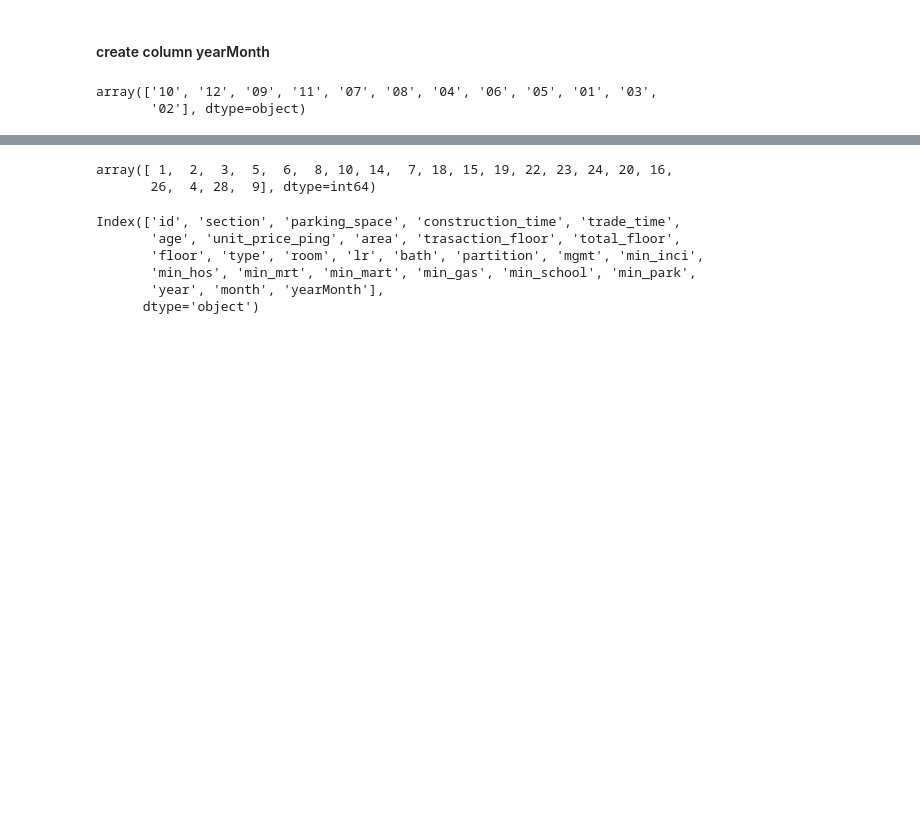
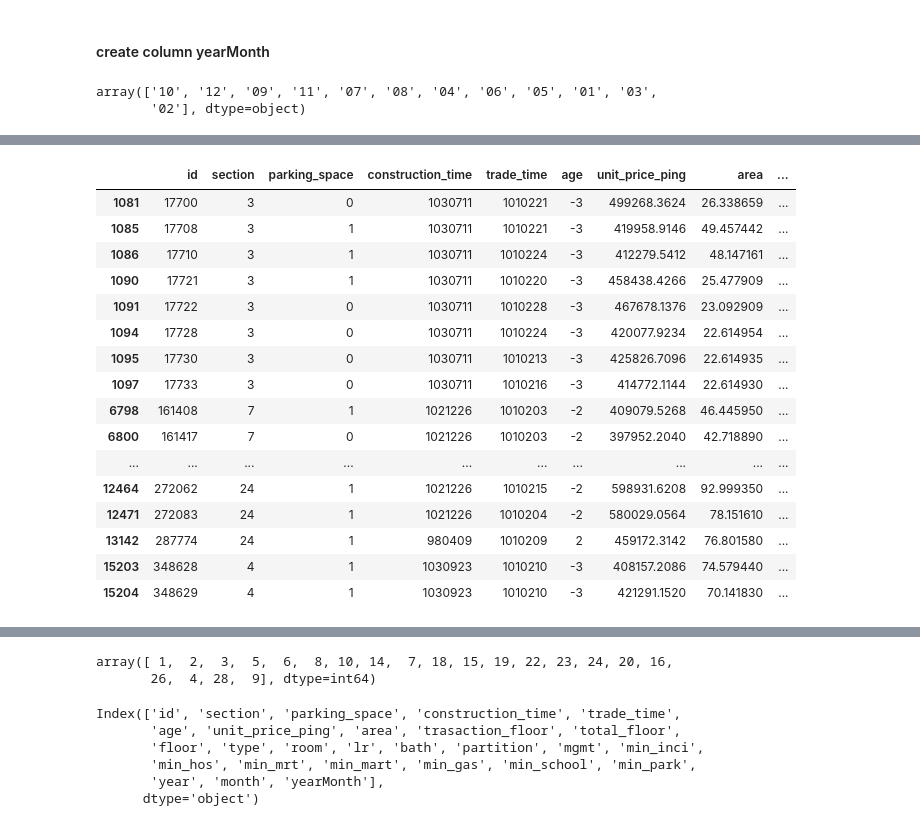
Before and after one commit to JamesKe860324/FinalProject, a Jupyter notebook: Model/Model.ipynb, the cells around one changed output, grey strips where cells are left out. Saved outputs shown, nothing was run; the diff lists cells and outputs as text; code cells hidden in the pictures; blank space fills up the shorter version.

```diff
--- a/Model/Model.ipynb
+++ b/Model/Model.ipynb
@@ -116,0 +93,20 @@ house_without_outliers_no100
+# %%
+house_without_outliers_no100[house_without_outliers_no100['yearMonth'] == "101-02"]
+# %% [output]
+|  | id | section | parking_space | construction_time | trade_time | age | unit_price_ping | area | ... |
+| 1081 | 17700 | 3 | 0 | 1030711 | 1010221 | -3 | 499268.3624 | 26.338659 | ... |
+| 1085 | 17708 | 3 | 1 | 1030711 | 1010221 | -3 | 419958.9146 | 49.457442 | ... |
+| 1086 | 17710 | 3 | 1 | 1030711 | 1010224 | -3 | 412279.5412 | 48.147161 | ... |
+| 1090 | 17721 | 3 | 1 | 1030711 | 1010220 | -3 | 458438.4266 | 25.477909 | ... |
+| 1091 | 17722 | 3 | 0 | 1030711 | 1010228 | -3 | 467678.1376 | 23.092909 | ... |
+| 1094 | 17728 | 3 | 0 | 1030711 | 1010224 | -3 | 420077.9234 | 22.614954 | ... |
+| 1095 | 17730 | 3 | 0 | 1030711 | 1010213 | -3 | 425826.7096 | 22.614935 | ... |
+| 1097 | 17733 | 3 | 0 | 1030711 | 1010216 | -3 | 414772.1144 | 22.614930 | ... |
+| 6798 | 161408 | 7 | 1 | 1021226 | 1010203 | -2 | 409079.5268 | 46.445950 | ... |
+| 6800 | 161417 | 7 | 0 | 1021226 | 1010203 | -2 | 397952.2040 | 42.718890 | ... |
+| ... | ... | ... | ... | ... | ... | ... | ... | ... | ... |
+| 12464 | 272062 | 24 | 1 | 1021226 | 1010215 | -2 | 598931.6208 | 92.999350 | ... |
+| 12471 | 272083 | 24 | 1 | 1021226 | 1010204 | -2 | 580029.0564 | 78.151610 | ... |
+| 13142 | 287774 | 24 | 1 | 980409 | 1010209 | 2 | 459172.3142 | 76.801580 | ... |
+| 15203 | 348628 | 4 | 1 | 1030923 | 1010210 | -3 | 408157.2086 | 74.579440 | ... |
+| 15204 | 348629 | 4 | 1 | 1030923 | 1010210 | -3 | 421291.1520 | 70.141830 | ... |
```
Also changed, not shown: parts of 25 cells of this notebook, 2 other files.
